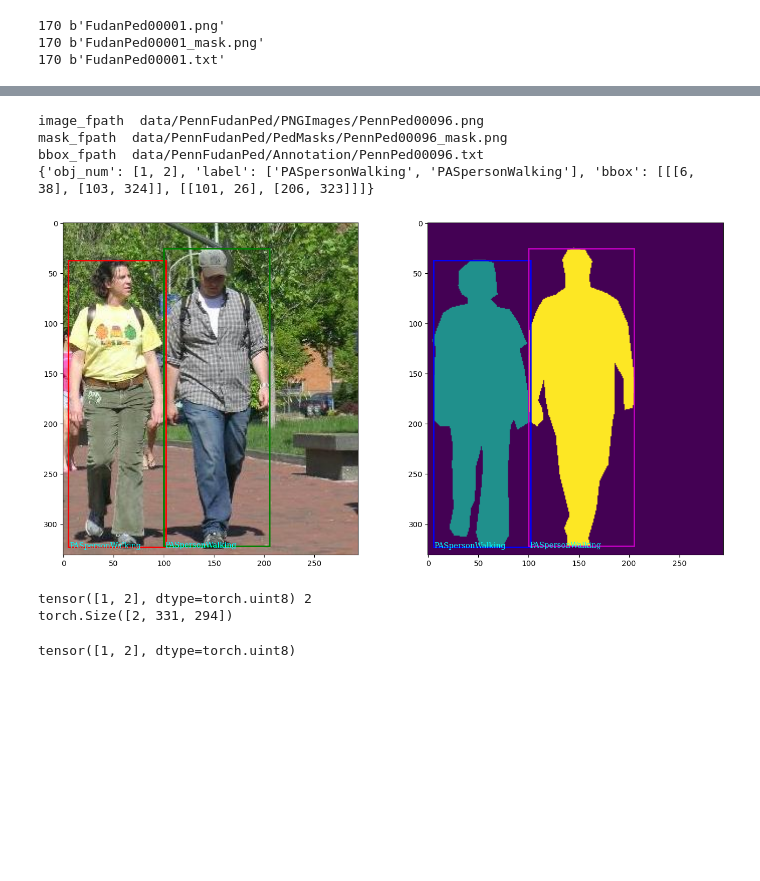
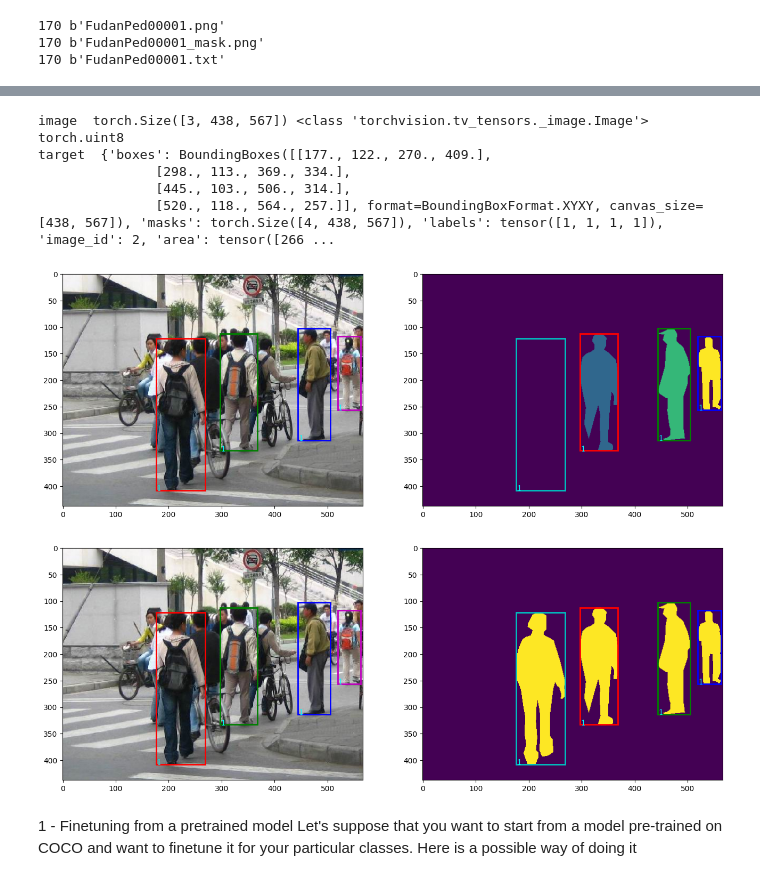
Before and after one commit to s-reaungamornrat/artificial_intelligence, a Jupyter notebook: torchvision_tutorial.ipynb, the cells around one changed output, grey strips where cells are left out. Drawn from its saved outputs; the diff is of its cells as text; code cells hidden in the pictures; blank space fills up the shorter version.

```diff
--- a/torchvision_tutorial.ipynb
+++ b/torchvision_tutorial.ipynb
@@ -243,43 +282,0 @@ dataset
-# %%
-idx=169
-idx=idx%len(dataset.image_fnames)
-
-image_fpath=os.path.join(dataset.image_dirpath.decode('utf-8'), dataset.image_fnames[idx].decode('utf-8'))
-mask_fpath=os.path.join(dataset.mask_dirpath.decode('utf-8'), dataset.mask_fnames[idx].decode('utf-8'))
-bbox_fpath=os.path.join(dataset.annotation_dirpath.decode('utf-8'), dataset.bbox_fnames[idx].decode('utf-8'))
-print('image_fpath ', image_fpath)
-print('mask_fpath ', mask_fpath)
-print('bbox_fpath ', bbox_fpath)
-
-
-annotation=read_annotation(bbox_fpath)
-print(annotation)
-image=read_image(image_fpath)
-mask=read_image(mask_fpath)
-display_image_overlay(image=image, mask=mask, annotation=annotation)
-# %% [output]
-image_fpath  data/PennFudanPed/PNGImages/PennPed00096.png
-mask_fpath  data/PennFudanPed/PedMasks/PennPed00096_mask.png
-bbox_fpath  data/PennFudanPed/Annotation/PennPed00096.txt
-{'obj_num': [1, 2], 'label': ['PASpersonWalking', 'PASpersonWalking'], 'bbox': [[[6, 38], [103, 324]], [[101, 26], [206, 323]]]}
-[figure, removed]
-# %%
-# instances are encoded with different colors
-obj_ids=torch.unique(mask)
-# first id is the background, so remove it
-obj_ids=obj_ids[1:]
-num_objs=len(obj_ids)
-print(obj_ids, num_objs)
-
-# split the color-encoded mask into a set of binary masks
-masks=(mask==obj_ids[:,None,None]).to(dtype=torch.uint8) # LxHxW or LxYxX where L is the number of objects
-print(masks.shape)
-plt.figure(figsize=(16,8))
-plt.subplot(1)
-# %% [output]
-tensor([1, 2], dtype=torch.uint8) 2
-torch.Size([2, 331, 294])
-# %%
-obj_ids
-# %% [output]
-tensor([1, 2], dtype=torch.uint8)
@@ -325,0 +283,20 @@ tensor([1, 2], dtype=torch.uint8)
+# %%
+image, target=dataset[2]
+print('image ', image.shape, type(image), image.dtype)
+print('target ', {k:(v if k!='masks' else v.shape) for k, v in target.items()})
+annotation={'bbox':[[box.squeeze()[2*i:(2*i+2)] for i in range(2)] for box in target['boxes'].split(1, dim=0)],
+            'label':[f'{l}' for l in target['labels']]}
+# does not work here since we ignore background labels
+display_image_overlay(image=image, mask=torch.argmax(target['masks'], dim=0, keepdim=True), annotation=annotation)
+display_image_overlay(image=image, mask=target['masks'].sum(dim=0, keepdim=True), annotation=annotation)
+# %% [output]
+image  torch.Size([3, 438, 567]) <class 'torchvision.tv_tensors._image.Image'> torch.uint8
+target  {'boxes': BoundingBoxes([[177., 122., 270., 409.],
+               [298., 113., 369., 334.],
+               [445., 103., 506., 314.],
+               [520., 118., 564., 257.]], format=BoundingBoxFormat.XYXY, canvas_size=[438, 567]), 'masks': torch.Size([4, 438, 567]), 'labels': tensor([1, 1, 1, 1]), 'image_id': 2, 'area': tensor([266 ...
+[figure, added]
+[figure, added]
+# %% [markdown]
+1 - Finetuning from a pretrained model
+Let's suppose that you want to start from a model pre-trained on COCO and want to finetune it for your particular classes. Here is a possible way of doing it
```
Also changed, not shown: parts of 29 cells of this notebook.
